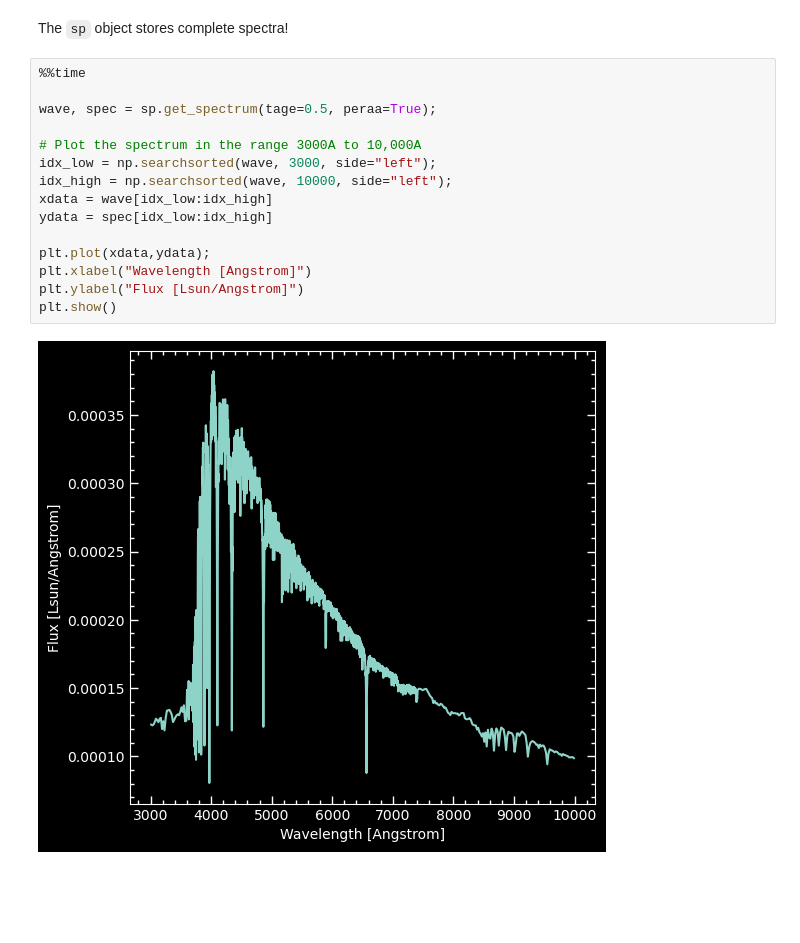
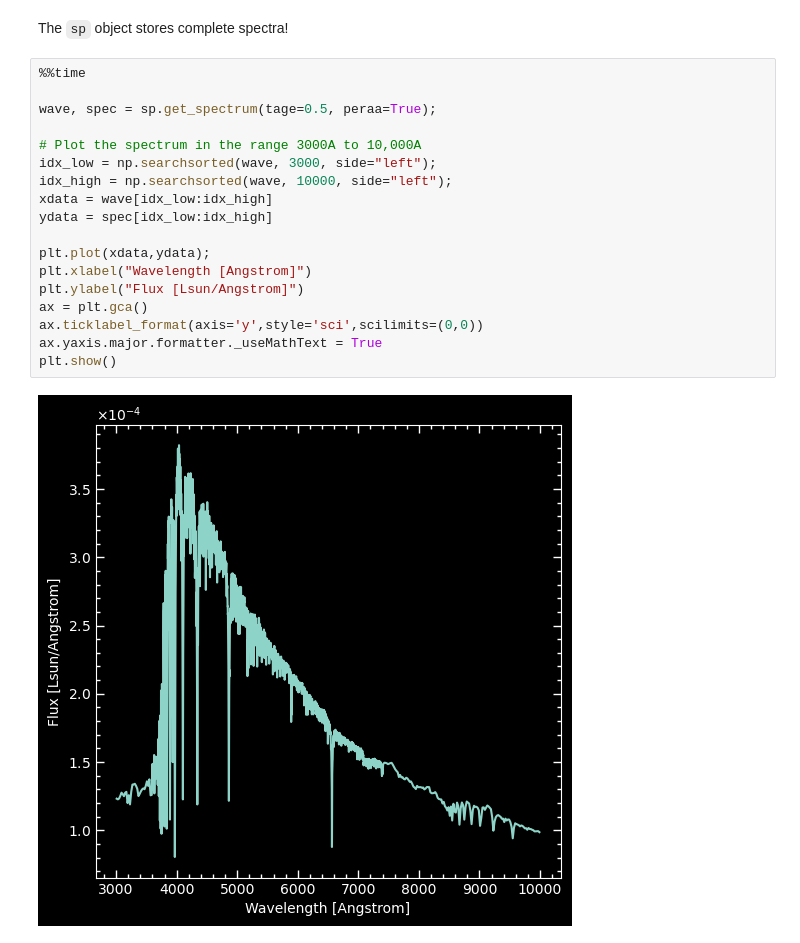
Before and after one commit to robertoabraham/AST2040, a Jupyter notebook: FSPS.ipynb, the cells around one changed output. Cells and saved outputs as stored; diff of their text form; blank space fills up the shorter version.

```diff
--- a/FSPS.ipynb
+++ b/FSPS.ipynb
@@ -61,17 +61,20 @@ The `sp` object stores complete spectra!
 # %%
 %%time
 
 wave, spec = sp.get_spectrum(tage=0.5, peraa=True);
 
 # Plot the spectrum in the range 3000A to 10,000A
 idx_low = np.searchsorted(wave, 3000, side="left");
 idx_high = np.searchsorted(wave, 10000, side="left");
 xdata = wave[idx_low:idx_high]
 ydata = spec[idx_low:idx_high]
 
 plt.plot(xdata,ydata);
 plt.xlabel("Wavelength [Angstrom]")
 plt.ylabel("Flux [Lsun/Angstrom]")
+ax = plt.gca()
+ax.ticklabel_format(axis='y',style='sci',scilimits=(0,0))
+ax.yaxis.major.formatter._useMathText = True
 plt.show()
 # %% [output]
-[figure, old version]
+[figure, new version]
```
Also changed, not shown: parts of 2 cells of this notebook.
